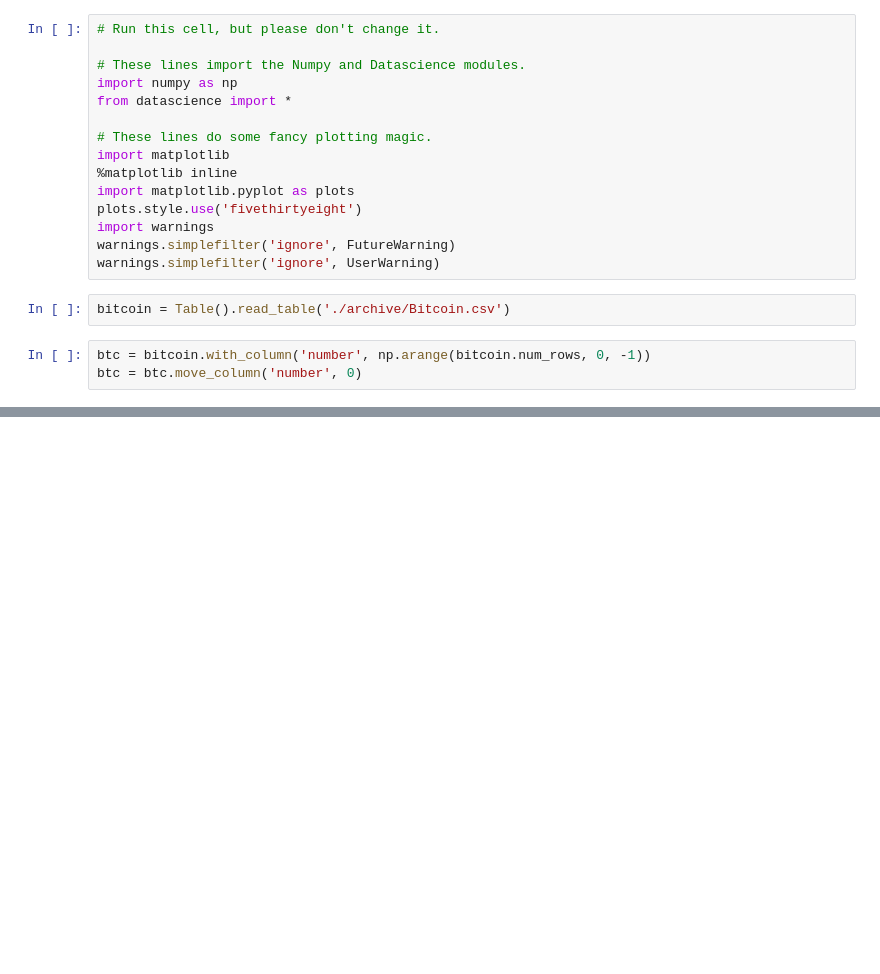
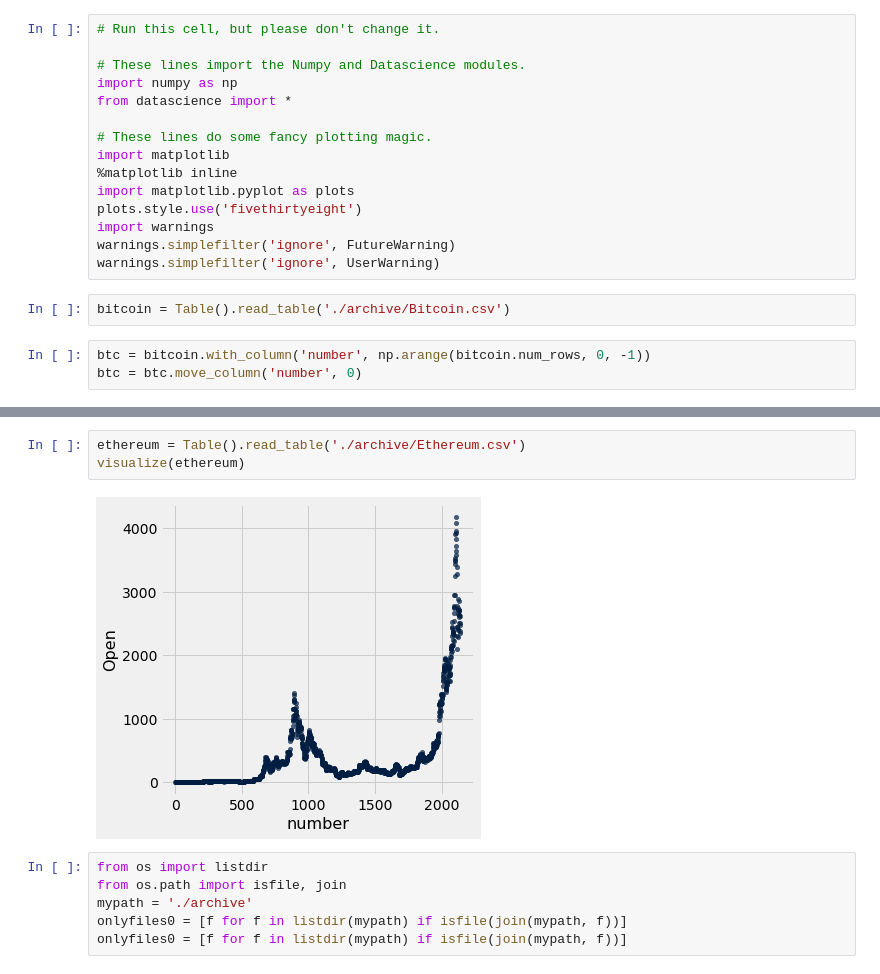
Before and after one commit to SilverFang890/sam-research, a Jupyter notebook: project_brainstorm.ipynb, the cells around one changed output, grey strips where cells are left out. Cells and saved outputs as stored; diff of their text form; blank space fills up the shorter version.

```diff
--- a/project_brainstorm.ipynb
+++ b/project_brainstorm.ipynb
@@ -25,0 +37,11 @@ plt.show()
+# %%
+ethereum = Table().read_table('./archive/Ethereum.csv')
+visualize(ethereum)
+# %% [output]
+[figure, added]
+# %%
+from os import listdir
+from os.path import isfile, join
+mypath = './archive'
+onlyfiles0 = [f for f in listdir(mypath) if isfile(join(mypath, f))]
+onlyfiles0 = [f for f in listdir(mypath) if isfile(join(mypath, f))]
```
Also changed, not shown: parts of 8 cells of this notebook, 40 other files.
